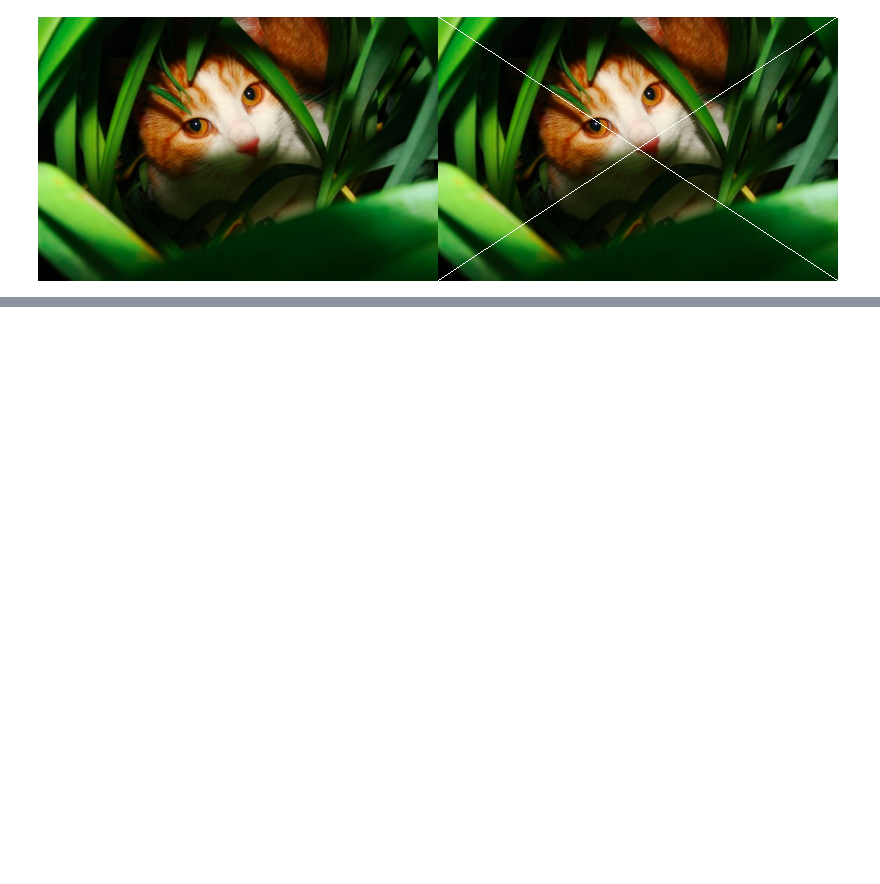
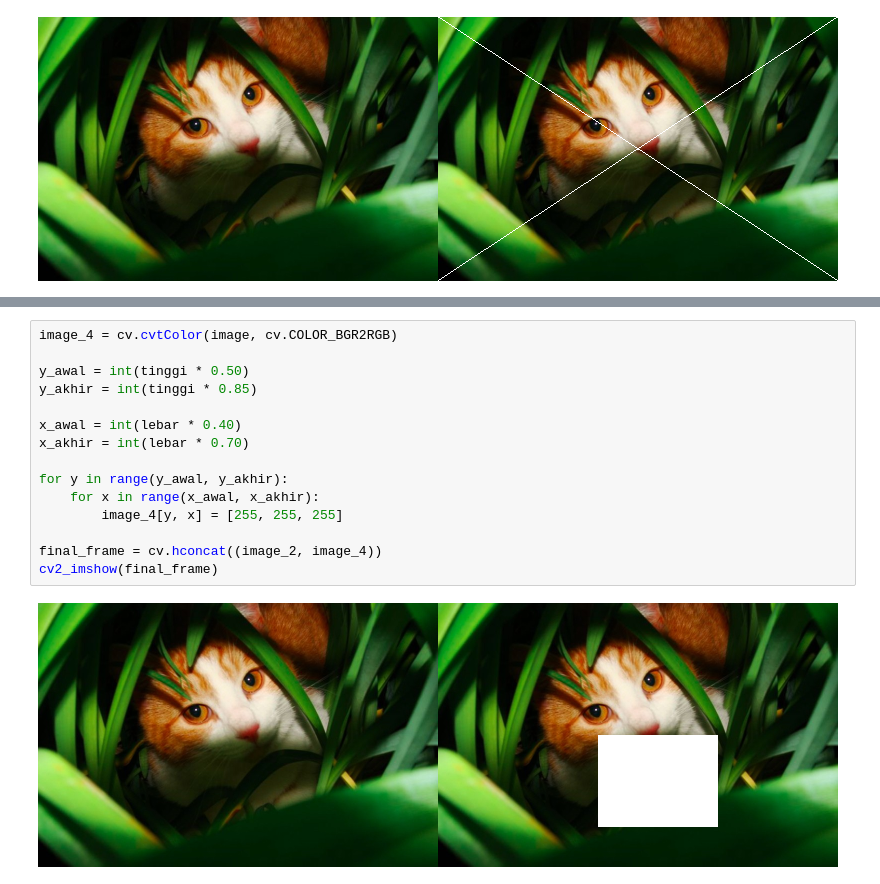
Before and after one commit to Xyrfo/PCVK26_24_Rifo, a Jupyter notebook: PCVK26_24_Rifo.ipynb, the cells around one changed output, grey strips where cells are left out. Cells and saved outputs as stored; diff of their text form; blank space fills up the shorter version.

```diff
--- a/PCVK26_24_Rifo.ipynb
+++ b/PCVK26_24_Rifo.ipynb
@@ -114,0 +122,17 @@ cv2_imshow(final_frame)
+# %%
+image_4 = cv.cvtColor(image, cv.COLOR_BGR2RGB)
+
+y_awal = int(tinggi * 0.50)
+y_akhir = int(tinggi * 0.85)
+
+x_awal = int(lebar * 0.40)
+x_akhir = int(lebar * 0.70)
+
+for y in range(y_awal, y_akhir):
+    for x in range(x_awal, x_akhir):
+        image_4[y, x] = [255, 255, 255]
+
+final_frame = cv.hconcat((image_2, image_4))
+cv2_imshow(final_frame)
+# %% [output]
+[figure, added]
```
Also changed, not shown: parts of 1 cell of this notebook.
